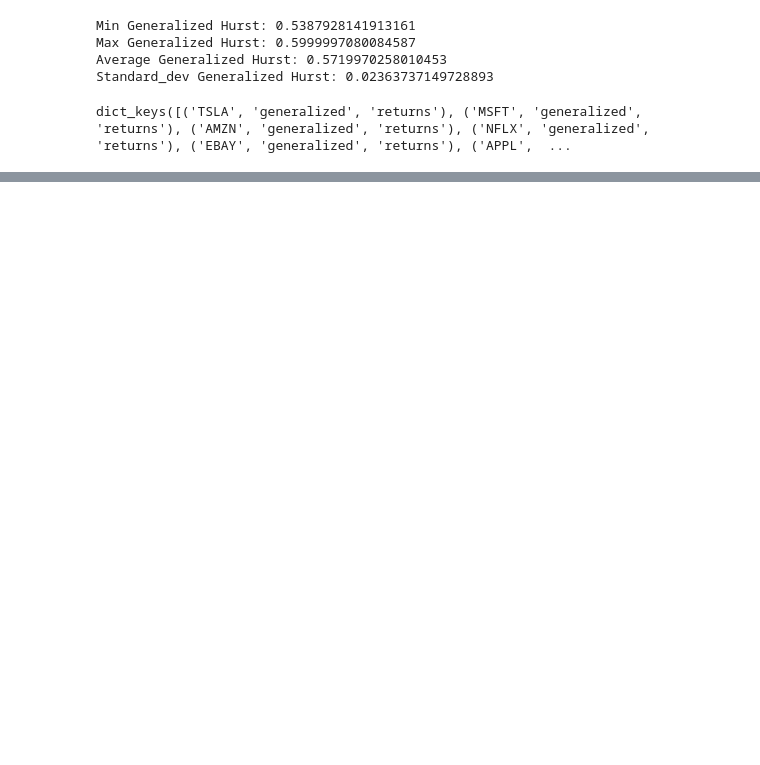
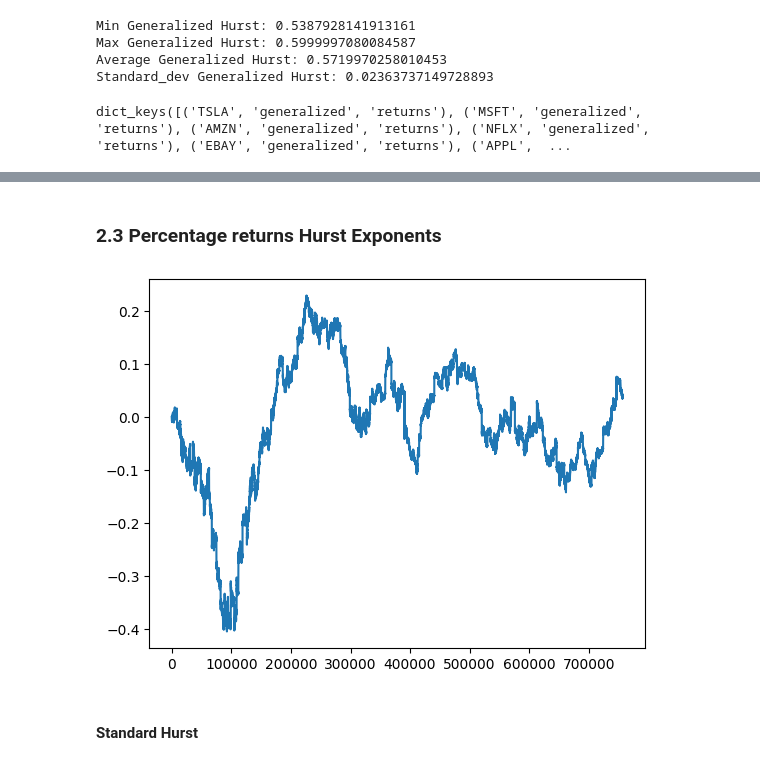
Before and after one commit to anabugaenko/liquidity, a Jupyter notebook: notebooks/MO/returns_long_memory.ipynb, the cells around one changed output, grey strips where cells are left out. Drawn from its saved outputs; the diff is of its cells as text; code cells hidden in the pictures; blank space fills up the shorter version.

```diff
--- a/notebooks/MO/returns_long_memory.ipynb
+++ b/notebooks/MO/returns_long_memory.ipynb
@@ -389,0 +491,23 @@ dict_keys([('TSLA', 'generalized', 'returns'), ('MSFT', 'generalized', 'returns'
+# %% [markdown]
+### 2.3 Percentage returns Hurst Exponents
+# %%
+# Compute cumsum of percentage returns
+cumsum_percentage_returns = {
+  'TSLA': tsla_percentage_returns.cumsum(),
+  'MSFT': msft_percentage_returns.cumsum(),
+  'AMZN': amzn_percentage_returns.cumsum(),
+  'NFLX': nflx_percentage_returns.cumsum(),
+  'EBAY': ebay_percentage_returns.cumsum(),
+  'APPL': appl_percentage_returns.cumsum()
+}
+# Update the dictionary to only keep the first EVENTS_RANGE items
+cumsum_percentage_returns = {stock: data.head(EVENTS_RANGE) for stock, data in cumsum_percentage_returns.items()}
+tsla_cumsum_percentage_returns = tsla_percentage_returns.cumsum()
+x = list(range(1, len(tsla_cumsum_percentage_returns)+1))
+plt.plot(x, tsla_cumsum_percentage_returns)
+plt.grid(False)
+plt.show()
+# %% [output]
+[figure, added]
+# %% [markdown]
+#### Standard Hurst
```
Also changed, not shown: parts of 78 cells of this notebook, 6 other files.
